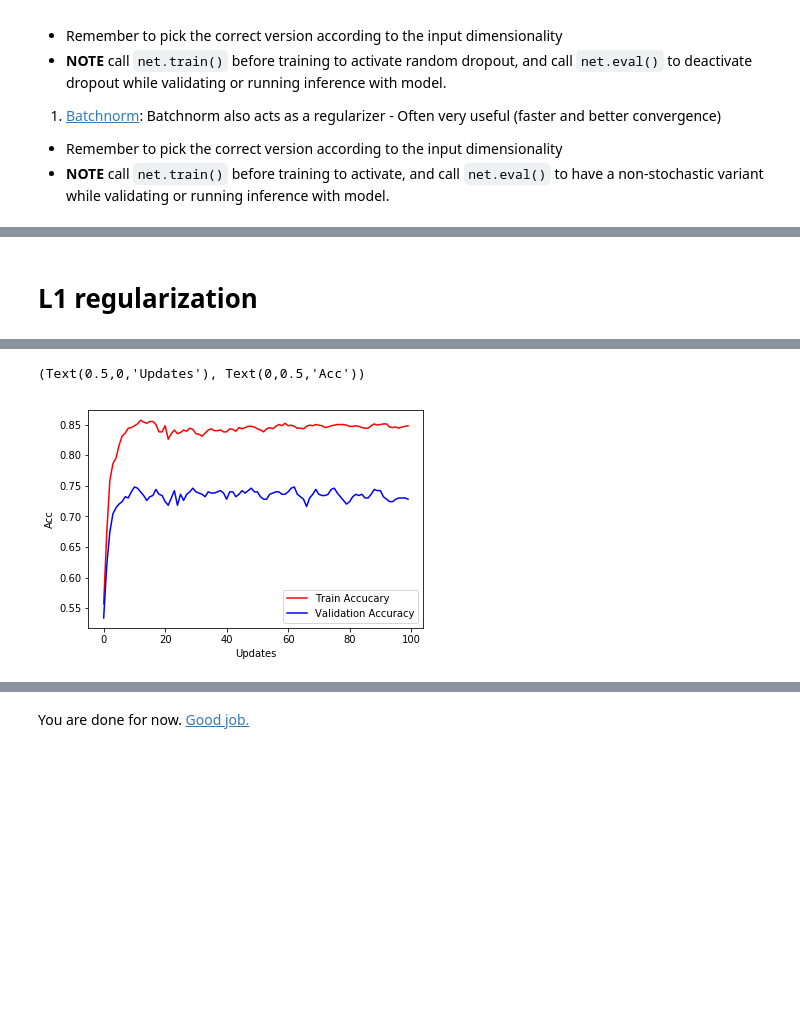
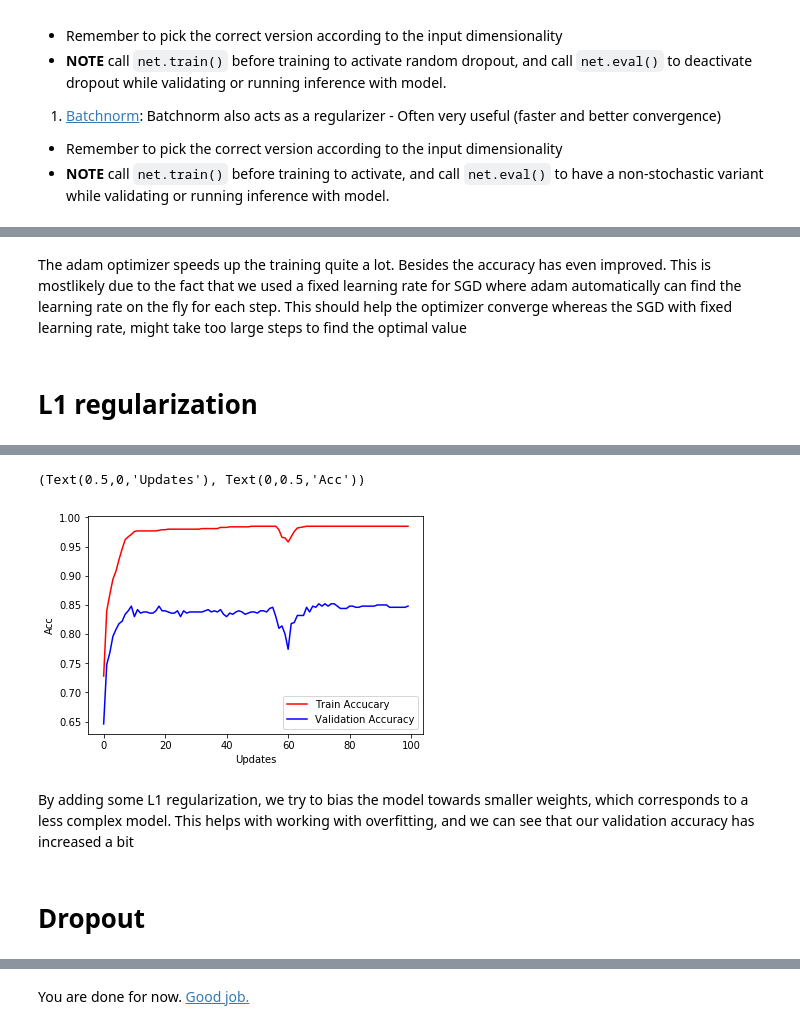
Before and after one commit to jeppe742/02456-deep-learning-with-PyTorch, a Jupyter notebook: 1_Feedforward/1.4-FFN-MNIST.ipynb, the cells around one changed output, grey strips where cells are left out. Cells and saved outputs as stored; diff of their text form; code cells hidden in the pictures; blank space fills up the shorter version.

```diff
--- a/1_Feedforward/1.4-FFN-MNIST.ipynb
+++ b/1_Feedforward/1.4-FFN-MNIST.ipynb
@@ -320,5 +320,3 @@ class Net1(Net):
 
         self.W_1 = Parameter(init.kaiming_normal_(torch.Tensor(num_hidden, num_features)))
         self.W_2 = Parameter(init.kaiming_normal_(torch.Tensor(num_output, num_hidden)))
-# %%
-train(net, optim.SGD(net.parameters(), lr=0.1), criterion)
@@ -337,4 +323,7 @@ Epoch 91 : Train Loss 0.153930 , Train acc 0.949000, Valid acc 0.838000
 # %%
-net1 =Net1(num_features, num_l1, num_classes)
-train(net1,optim.SGD(net1.parameters(), lr=0.1), criterion )
+#Set a seed so we have a chance of comparing our models
+torch.manual_seed(42)
+net1 = Net1(num_features, num_l1, num_classes)
+
+train(net1, optim.SGD(net1.parameters(), lr=0.1), criterion, num_epochs=300)
 # %% [output]
@@ -366,7 +363,8 @@ class Net2(Net1):
         x = F.linear(x, self.W_3, self.b_3)
         return F.softmax(x, dim=1)
 # %%
-num_l2 = 10
+torch.manual_seed(42)
+num_l2 = 100
 net2 =Net2(num_features, num_l1, num_l2, num_classes)
-train(net2,optim.SGD(net2.parameters(), lr=0.1), criterion )
+train(net2,optim.SGD(net2.parameters(), lr=0.1), criterion ,num_epochs=300)
 # %% [output]
@@ -384,5 +391,6 @@ Epoch 91 : Train Loss 0.153072 , Train acc 0.948000, Valid acc 0.808000
 # %%
+torch.manual_seed(42)
 net3 =Net2(num_features, num_l1, num_l2, num_classes)
 net3.activation= torch.nn.ReLU()
-train(net3,optim.SGD(net3.parameters(), lr=0.1), criterion )
+train(net3,optim.SGD(net3.parameters(), lr=0.1), criterion, num_epochs=300 )
 # %% [output]
@@ -415,10 +433,13 @@ Epoch 91 : Train Loss 0.148675 , Train acc 0.974000, Valid acc 0.802000
+# %% [markdown]
+The adam optimizer speeds up the training quite a lot. Besides the accuracy has even improved. This is mostlikely due to the fact that we used a fixed learning rate for SGD where adam automatically can find the learning rate on the fly for each step. This should help the optimizer converge whereas the SGD with fixed learning rate, might take too large steps to find the optimal value
 # %% [markdown]
 # L1 regularization
 # %%
+torch.manual_seed(42)
 net =Net2(num_features, num_l1, num_l2, num_classes)
 
 optimizer = optim.Adam(net.parameters())
-lmbda = 0.05
+lmbda = 0.005
 
     # setting up lists for handling loss/accuracy
 train_acc, train_loss = [], []
@@ -439,9 +460,11 @@ for epoch in range(num_epochs):
 
             # compute gradients given loss
         target_batch = Variable(torch.from_numpy(targets_train[slce]).long())
+        # Add l1 loss term
         l1_loss = 0
         for w in net.parameters():
             l1_loss += w.norm(2)
+
         batch_loss = criterion(output, target_batch) + l1_loss*lmbda
         optimizer.zero_grad()
         batch_loss.backward()
@@ -503,2 +526,6 @@ Epoch 91 : Train Loss 0.222446 , Train acc 0.850000, Valid acc 0.742000
 (Text(0.5,0,'Updates'), Text(0,0.5,'Acc'))
-[figure, old version]
+[figure, new version]
+# %% [markdown]
+By adding some L1 regularization, we try to bias the model towards smaller weights, which corresponds to a less complex model. This helps with working with overfitting, and we can see that our validation accuracy has increased a bit
+# %% [markdown]
+# Dropout
```
Also changed, not shown: parts of 18 cells of this notebook, 4 other files.
